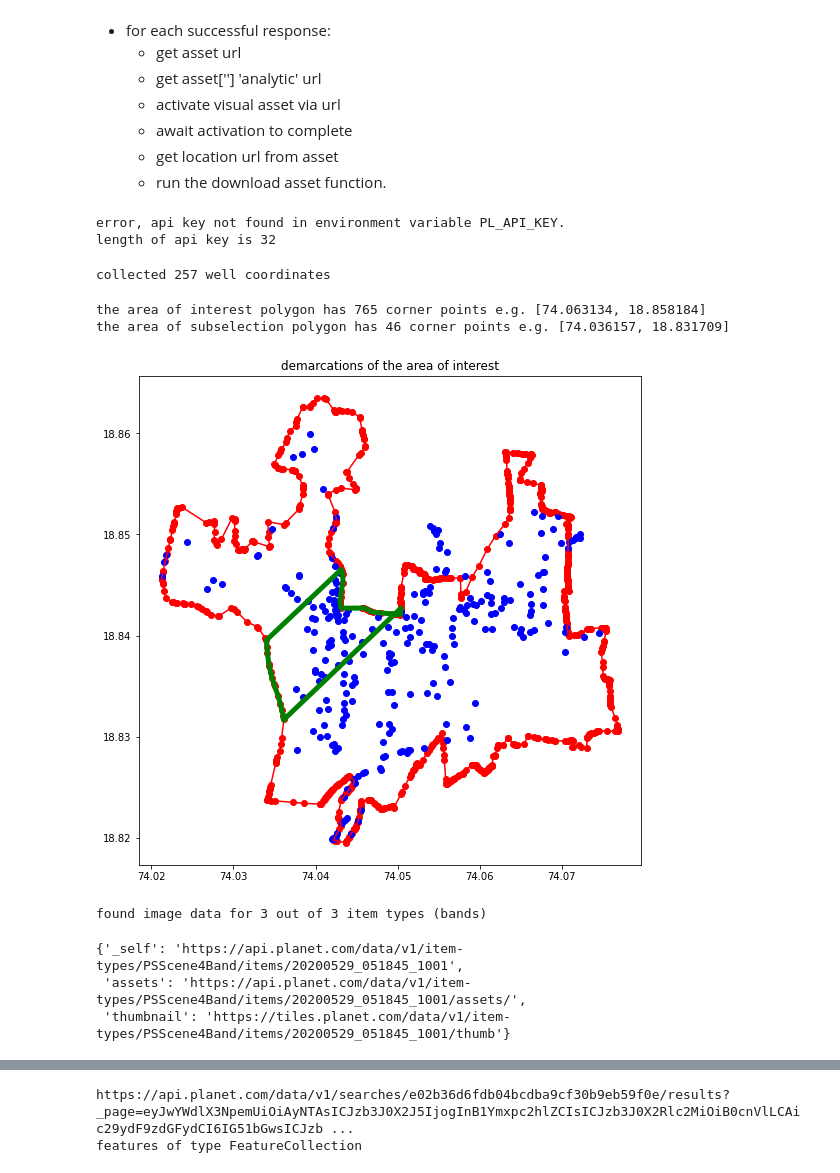
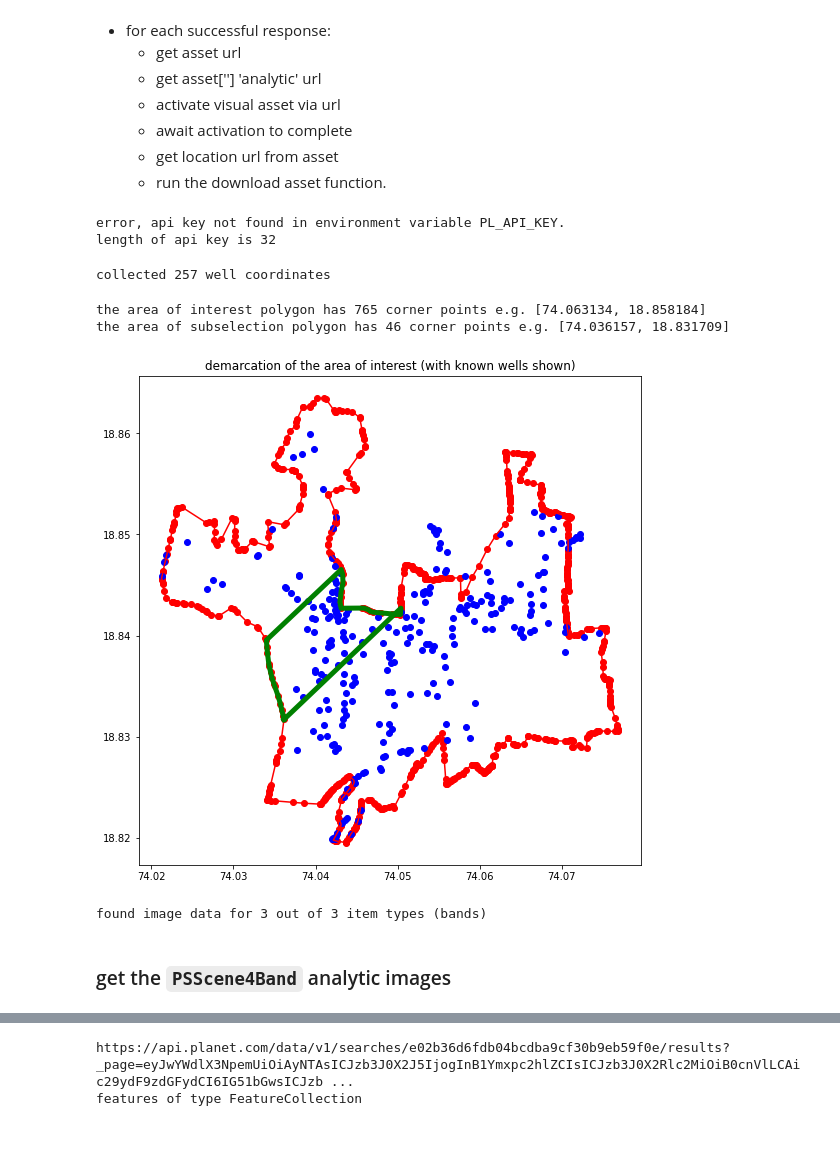
Before and after one commit to oh-data-sci/planet_hackathon, a Jupyter notebook: download_aoi_from_geojson.ipynb, the cells around one changed output, grey strips where cells are left out. Saved outputs shown, nothing was run; the diff lists cells and outputs as text; code cells hidden in the pictures; blank space fills up the shorter version.

```diff
--- a/download_aoi_from_geojson.ipynb
+++ b/download_aoi_from_geojson.ipynb
@@ -26,3 +26,18 @@ import requests
 import time
 from requests.auth import HTTPBasicAuth
 import xml.etree.ElementTree as ET
+# %%
+# acquire api key
+PLANET_API_KEY = os.getenv('PL_API_KEY') # Setup the API Key from the `PL_API_KEY` environment variable
+if PLANET_API_KEY:
+    print('length of api key shell variable is', len(PLANET_API_KEY))
+else:
+    print('error, api key not found in environment variable PL_API_KEY.')
+    # that failed. so instead:
+    # write your api key to a file called secret.txt that is .gitignored
+    with open('secret.txt') as f:
+        PLANET_API_KEY = f.read()
+    print('length of api key is', len(PLANET_API_KEY))
+# %% [output]
+error, api key not found in environment variable PL_API_KEY.
+length of api key is 32
@@ -83,21 +111,4 @@ def pl_download(url, filename=None):
                 f.flush()
 
     return filename
-# %%
-PLANET_API_KEY = os.getenv('PL_API_KEY') # Setup the API Key from the `PL_API_KEY` environment variable
-if PLANET_API_KEY:
-    print('length of api key shell variable is', len(PLANET_API_KEY))
-else:
-    print('error, api key not found in environment variable PL_API_KEY.')
-    # that failed. so instead:
-    # write your api key to a file called secret.txt that is .gitignored
-    with open('secret.txt') as f:
-        PLANET_API_KEY = f.read()
-    print('length of api key is', len(PLANET_API_KEY))
-
-authenticate = HTTPBasicAuth(PLANET_API_KEY, '')
-client = api.ClientV1(api_key=PLANET_API_KEY)
-# %% [output]
-error, api key not found in environment variable PL_API_KEY.
-length of api key is 32
 # %%
@@ -122,30 +134,33 @@ print('collected', len(well_coordinates), 'well coordinates')
 # %% [output]
 collected 257 well coordinates
 # %%
+# area of interest from a geojson instead of a kml:
 path_to_polygons = 'data/pabal.geojson' # polygon describing area of interest
 with open(path_to_polygons) as f:
     gj = geojson.load(f)
 # features = gj['features'][0]
 points = gj['features'][0]['geometry']['coordinates'][0]
 
+# that area of interest is too large and yields heavy tiff files. reduce it:
 selected_points = points[455:470]
 selected_points += points[640:670]
 selected_points.append(selected_points[0])
 print('the area of interest polygon has', len(points), 'corner points e.g.', points[0])
 print('the area of subselection polygon has', len(selected_points), 'corner points e.g.', selected_points[0])
 
 plt.figure(figsize=(9,9))
 plt.scatter(x=[pt[0] for pt in points], y=[pt[1] for pt in points], color='red')
 plt.plot([pt[0] for pt in points], [pt[1] for pt in points], color='red')
 plt.scatter(x=[pt[0] for pt in well_coordinates], y=[pt[1] for pt in well_coordinates], color='blue')
 plt.plot([pt[0] for pt in selected_points], [pt[1] for pt in selected_points], lw=5, color='green')
 
-plt.title('demarcations of the area of interest')
+plt.title('demarcation of the area of interest (with known wells shown)')
+plt.savefig('areareduction.png')
 plt.show()
 # %% [output]
 the area of interest polygon has 765 corner points e.g. [74.063134, 18.858184]
 the area of subselection polygon has 46 corner points e.g. [74.036157, 18.831709]
-[figure, old version]
+[figure, new version]
 # %%
 # aoi_geom = {
 #   "type": "Polygon",
@@ -212,12 +229,4 @@ print('found image data for', len(result_dict.keys()), 'out of', len(item_types)
 # %% [output]
 found image data for 3 out of 3 item types (bands)
-# %%
-next_url = result_dict[item_types[2]].get().get('_links').get('_next')
-# get the asset url for each result returned
-len(result_dict[item_types[0]].get().get('features'))
-feature = result_dict[item_types[0]].get().get('features')[0]
-feature.get('_links')
-# %% [output]
-{'_self': 'https://api.planet.com/data/v1/item-types/PSScene4Band/items/20200529_051845_1001',
- 'assets': 'https://api.planet.com/data/v1/item-types/PSScene4Band/items/20200529_051845_1001/assets/',
- 'thumbnail': 'https://tiles.planet.com/data/v1/item-types/PSScene4Band/items/20200529_051845_1001/thumb'}
+# %% [markdown]
+### get the  `PSScene4Band` analytic images
```
Also changed, not shown: parts of 6 cells of this notebook, 2 other files.
